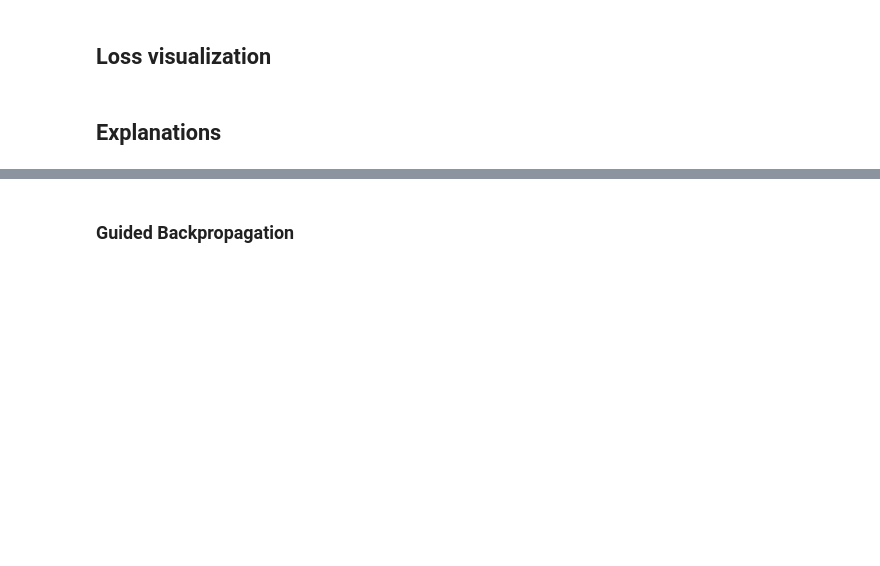
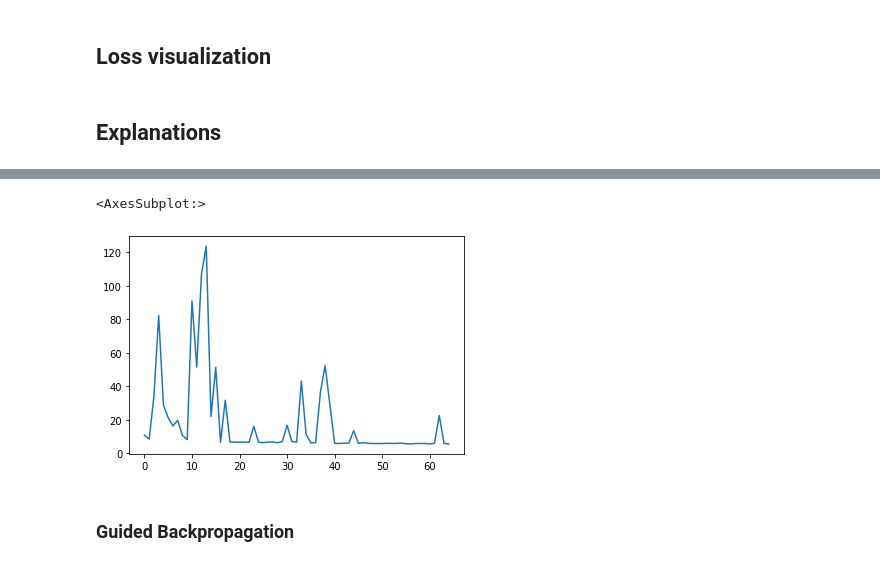
Before and after one commit to cosasha97/interpretability-dl-ndd, a Jupyter notebook: experiments.ipynb, the cells around one changed output, grey strips where cells are left out. Drawn from its saved outputs; the diff is of its cells as text; code cells hidden in the pictures; blank space fills up the shorter version.

```diff
--- a/experiments.ipynb
+++ b/experiments.ipynb
@@ -240,0 +266,2 @@ else:
+# %%
+saved_data = torch.load('results/models/model_19/last_model.pt')
@@ -240,0 +272,2 @@ else:
+# %%
+train_metrics = saved_data['val_metrics']
@@ -241,3 +294,8 @@ else:
+# %%
+pd.DataFrame(train_metrics)['b3_MeanSquaredError'].plot()
+# %% [output]
+<AxesSubplot:>
+[figure, added]
 # %% [markdown]
 ### Guided Backpropagation
 # %%
```
Also changed, not shown: parts of 19 cells of this notebook, 2 other files.
